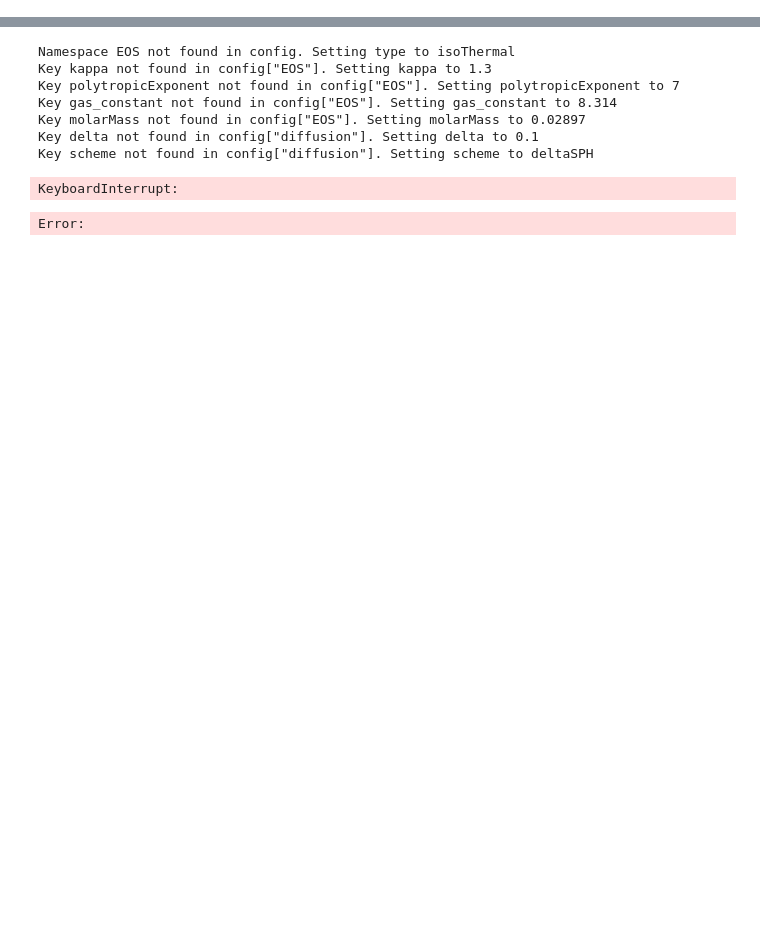
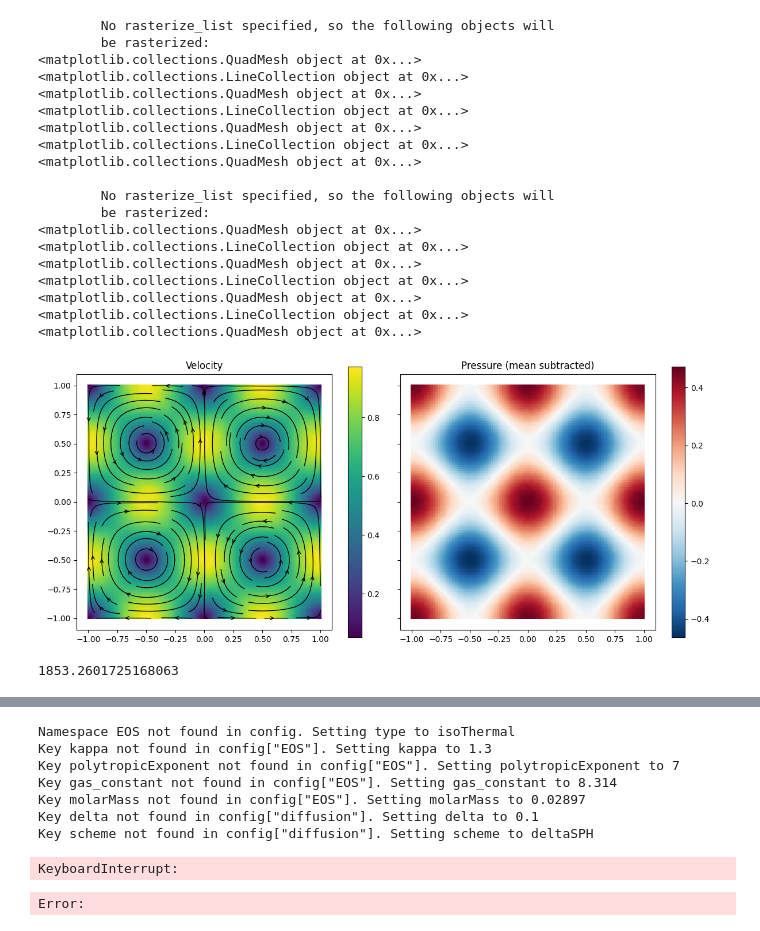
Before and after one commit to tum-pbs/diffSPH, a Jupyter notebook: examples/weaklyCompressible/05_TGV.ipynb, the cells around one changed output, grey strips where cells are left out. Saved outputs shown, nothing was run; the diff lists cells and outputs as text; code cells hidden in the pictures; blank space fills up the shorter version.

```diff
--- a/examples/weaklyCompressible/05_TGV.ipynb
+++ b/examples/weaklyCompressible/05_TGV.ipynb
@@ -147,2 +267,60 @@ tensor([0.0039, 0.0039, 0.0039,  ..., 0.0039, 0.0039, 0.0039], device='cuda:0')
+# %%
+fig, axis = plt.subplots(1, 2, figsize=(12, 5), squeeze=False, sharey = True)
+
+velocityPlot = visualizeParticles(fig, axis[0,0],
+            particles = particleSystem.systemState,
+            domain = config['domain'],
+            quantity = particleSystem.systemState.velocities,
+            which = 'fluid',
+            mapping = 'L2',
+            cmap = 'viridis',
+            visualizeBoth=False,
+            kernel = config['kernel'],
+            plotDomain = False,
+            gridVisualization=True, markerSize=1, streamLines=True)
+
+pressurePlot = visualizeParticles(fig, axis[0,1],
+            particles = particleSystem.systemState,
+            domain = config['domain'],
+            quantity = particleSystem.systemState.pressures - particleSystem.systemState.pressures.mean(),
+            which = 'fluid',
+            mapping = '.x',
+            cmap = 'RdBu_r',
+            visualizeBoth=False,
+            kernel = config['kernel'],
+            plotDomain = False,
+            gridVisualization=True, markerSize=3, streamLines=False)
+
+axis[0,0].set_title('Velocity')
+axis[0,1].set_title('Pressure (mean subtracted)')
+
+fig.tight_layout()
+
+# fig.savefig(f'TGV_ref.png', dpi = 200)
+# fig.savefig(f'TGV_ref.pdf', dpi = 200)
+
+rasterize_and_save(f'TGV_ref.png')
+rasterize_and_save(f'TGV_ref.pdf')
+# %% [output]
+        No rasterize_list specified, so the following objects will
+        be rasterized:
+<matplotlib.collections.QuadMesh object at 0x...>
+<matplotlib.collections.LineCollection object at 0x...>
+<matplotlib.collections.QuadMesh object at 0x...>
+<matplotlib.collections.LineCollection object at 0x...>
+<matplotlib.collections.QuadMesh object at 0x...>
+<matplotlib.collections.LineCollection object at 0x...>
+<matplotlib.collections.QuadMesh object at 0x...>
+
+        No rasterize_list specified, so the following objects will
+        be rasterized:
+<matplotlib.collections.QuadMesh object at 0x...>
+<matplotlib.collections.LineCollection object at 0x...>
+<matplotlib.collections.QuadMesh object at 0x...>
+<matplotlib.collections.LineCollection object at 0x...>
+<matplotlib.collections.QuadMesh object at 0x...>
+<matplotlib.collections.LineCollection object at 0x...>
+<matplotlib.collections.QuadMesh object at 0x...>
+[figure, added]
 # %%
 imagePrefix = f'./images/{exportName}/'
@@ -148,0 +377,17 @@ imagePrefix = f'./images/{exportName}/'
+# %%
+
+nu = 0.01
+nu_sph = nu * config['fluid']['c_s'] * config['particle']['support'] / (2 * domain.dim + 2)*5/4
+
+xi = Kernel_Scale(kernel, domain.dim)
+Re = np.sqrt(xi) / nu_sph * (L)**(3/2)
+
+targetRe = Re
+targetNu = np.sqrt(xi) * (L)**(3/2) / targetRe
+
+# alpha = targetNu / (config['fluid']['c_s'] * config['particle']['support'] / (2 * domain.dim + 2) * 5/4)
+# config['diffusion'] = {'alpha': alpha, 'nu': targetNu}
+
+print(Re)
+# %% [output]
+1853.2601725168063
```
Also changed, not shown: parts of 20 cells of this notebook, 50 other files.
